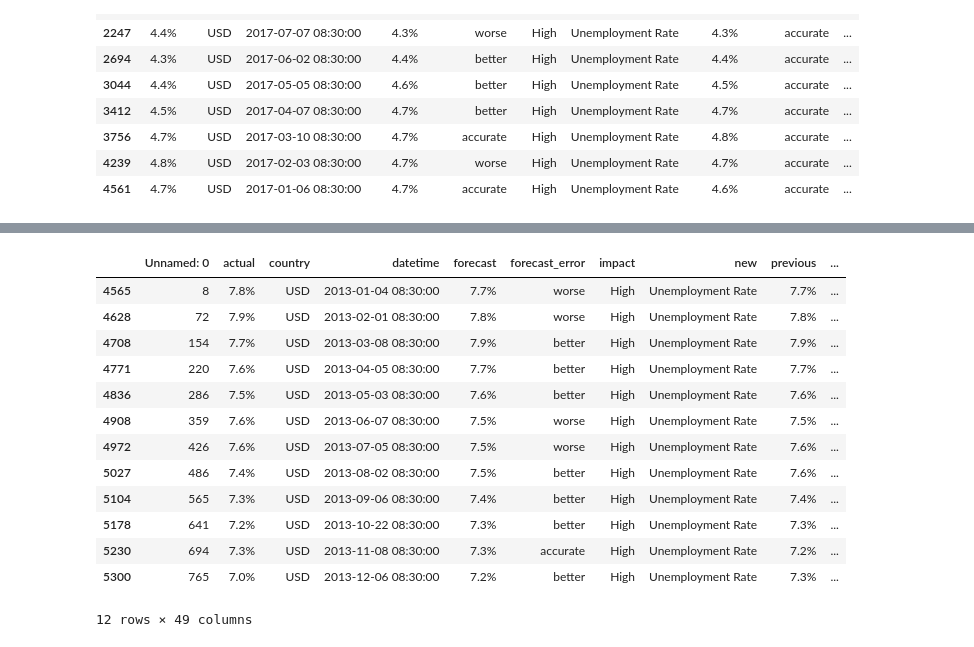
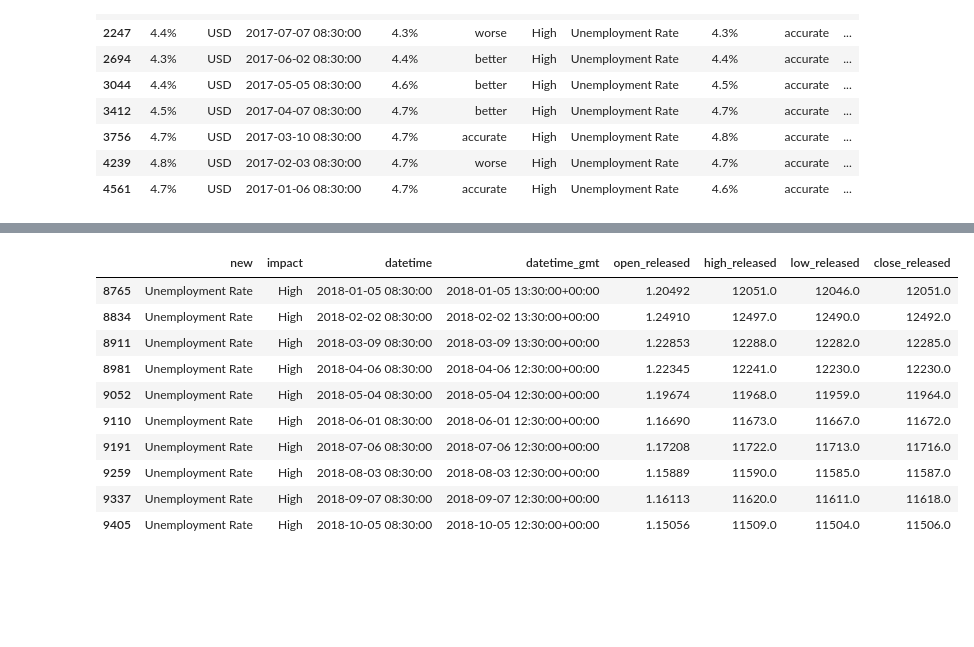
Before and after one commit to msanzsanz/PFM_EconomicNewsImpact, a Jupyter notebook: code/data_curation/data_familiarity.ipynb, the cells around one changed output, grey strips where cells are left out. Cells and saved outputs as stored; diff of their text form; code cells hidden in the pictures; blank space fills up the shorter version.

```diff
--- a/code/data_curation/data_familiarity.ipynb
+++ b/code/data_curation/data_familiarity.ipynb
@@ -611,17 +406,14 @@ df.head(2)
 # %%
-df[(df['new'] == 'Unemployment Rate') & (df['year'] == 2013)]
+df[(df['new'] ==  'Unemployment Rate') & (df['year'] == 2018)][['new', 'impact','datetime','datetime_gmt', 'open_released','high_released','low_released','close_released']]
 # %% [output]
-|  | Unnamed: 0 | actual | country | datetime | forecast | forecast_error | impact | new | previous | ... |
-| 4565 | 8 | 7.8% | USD | 2013-01-04 08:30:00 | 7.7% | worse | High | Unemployment Rate | 7.7% | ... |
-| 4628 | 72 | 7.9% | USD | 2013-02-01 08:30:00 | 7.8% | worse | High | Unemployment Rate | 7.8% | ... |
-| 4708 | 154 | 7.7% | USD | 2013-03-08 08:30:00 | 7.9% | better | High | Unemployment Rate | 7.9% | ... |
-| 4771 | 220 | 7.6% | USD | 2013-04-05 08:30:00 | 7.7% | better | High | Unemployment Rate | 7.7% | ... |
-| 4836 | 286 | 7.5% | USD | 2013-05-03 08:30:00 | 7.6% | better | High | Unemployment Rate | 7.6% | ... |
-| 4908 | 359 | 7.6% | USD | 2013-06-07 08:30:00 | 7.5% | worse | High | Unemployment Rate | 7.5% | ... |
-| 4972 | 426 | 7.6% | USD | 2013-07-05 08:30:00 | 7.5% | worse | High | Unemployment Rate | 7.6% | ... |
-| 5027 | 486 | 7.4% | USD | 2013-08-02 08:30:00 | 7.5% | better | High | Unemployment Rate | 7.6% | ... |
-| 5104 | 565 | 7.3% | USD | 2013-09-06 08:30:00 | 7.4% | better | High | Unemployment Rate | 7.4% | ... |
-| 5178 | 641 | 7.2% | USD | 2013-10-22 08:30:00 | 7.3% | better | High | Unemployment Rate | 7.3% | ... |
-| 5230 | 694 | 7.3% | USD | 2013-11-08 08:30:00 | 7.3% | accurate | High | Unemployment Rate | 7.2% | ... |
-| 5300 | 765 | 7.0% | USD | 2013-12-06 08:30:00 | 7.2% | better | High | Unemployment Rate | 7.3% | ... |
+|  | new | impact | datetime | datetime_gmt | open_released | high_released | low_released | close_released |
+| 8765 | Unemployment Rate | High | 2018-01-05 08:30:00 | 2018-01-05 13:30:00+00:00 | 1.20492 | 12051.0 | 12046.0 | 12051.0 |
+| 8834 | Unemployment Rate | High | 2018-02-02 08:30:00 | 2018-02-02 13:30:00+00:00 | 1.24910 | 12497.0 | 12490.0 | 12492.0 |
+| 8911 | Unemployment Rate | High | 2018-03-09 08:30:00 | 2018-03-09 13:30:00+00:00 | 1.22853 | 12288.0 | 12282.0 | 12285.0 |
+| 8981 | Unemployment Rate | High | 2018-04-06 08:30:00 | 2018-04-06 12:30:00+00:00 | 1.22345 | 12241.0 | 12230.0 | 12230.0 |
+| 9052 | Unemployment Rate | High | 2018-05-04 08:30:00 | 2018-05-04 12:30:00+00:00 | 1.19674 | 11968.0 | 11959.0 | 11964.0 |
+| 9110 | Unemployment Rate | High | 2018-06-01 08:30:00 | 2018-06-01 12:30:00+00:00 | 1.16690 | 11673.0 | 11667.0 | 11672.0 |
+| 9191 | Unemployment Rate | High | 2018-07-06 08:30:00 | 2018-07-06 12:30:00+00:00 | 1.17208 | 11722.0 | 11713.0 | 11716.0 |
+| 9259 | Unemployment Rate | High | 2018-08-03 08:30:00 | 2018-08-03 12:30:00+00:00 | 1.15889 | 11590.0 | 11585.0 | 11587.0 |
+| 9337 | Unemployment Rate | High | 2018-09-07 08:30:00 | 2018-09-07 12:30:00+00:00 | 1.16113 | 11620.0 | 11611.0 | 11618.0 |
+| 9405 | Unemployment Rate | High | 2018-10-05 08:30:00 | 2018-10-05 12:30:00+00:00 | 1.15056 | 11509.0 | 11504.0 | 11506.0 |
-12 rows × 49 columns
```
Also changed, not shown: parts of 48 cells of this notebook, 52 other files.
